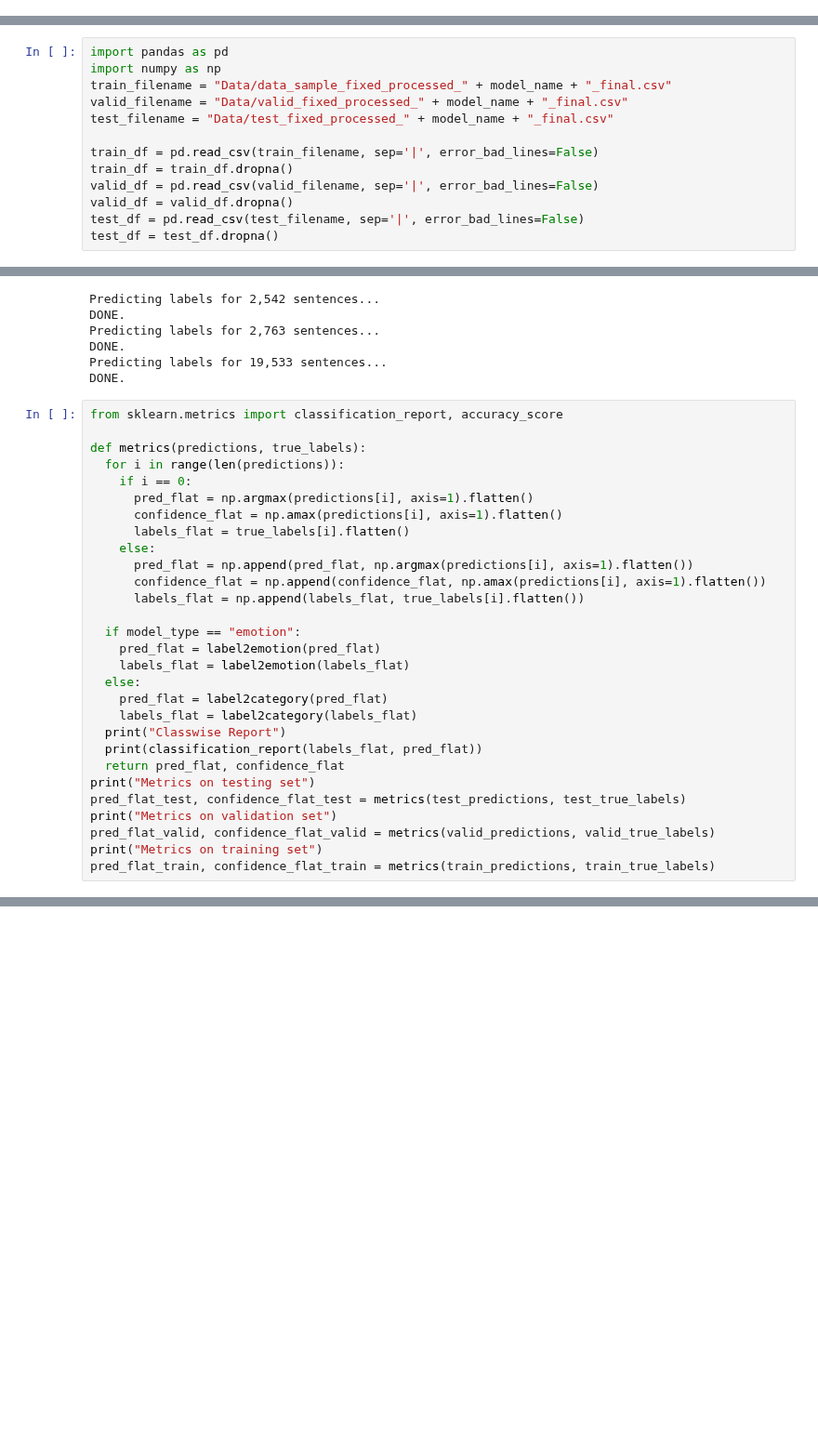
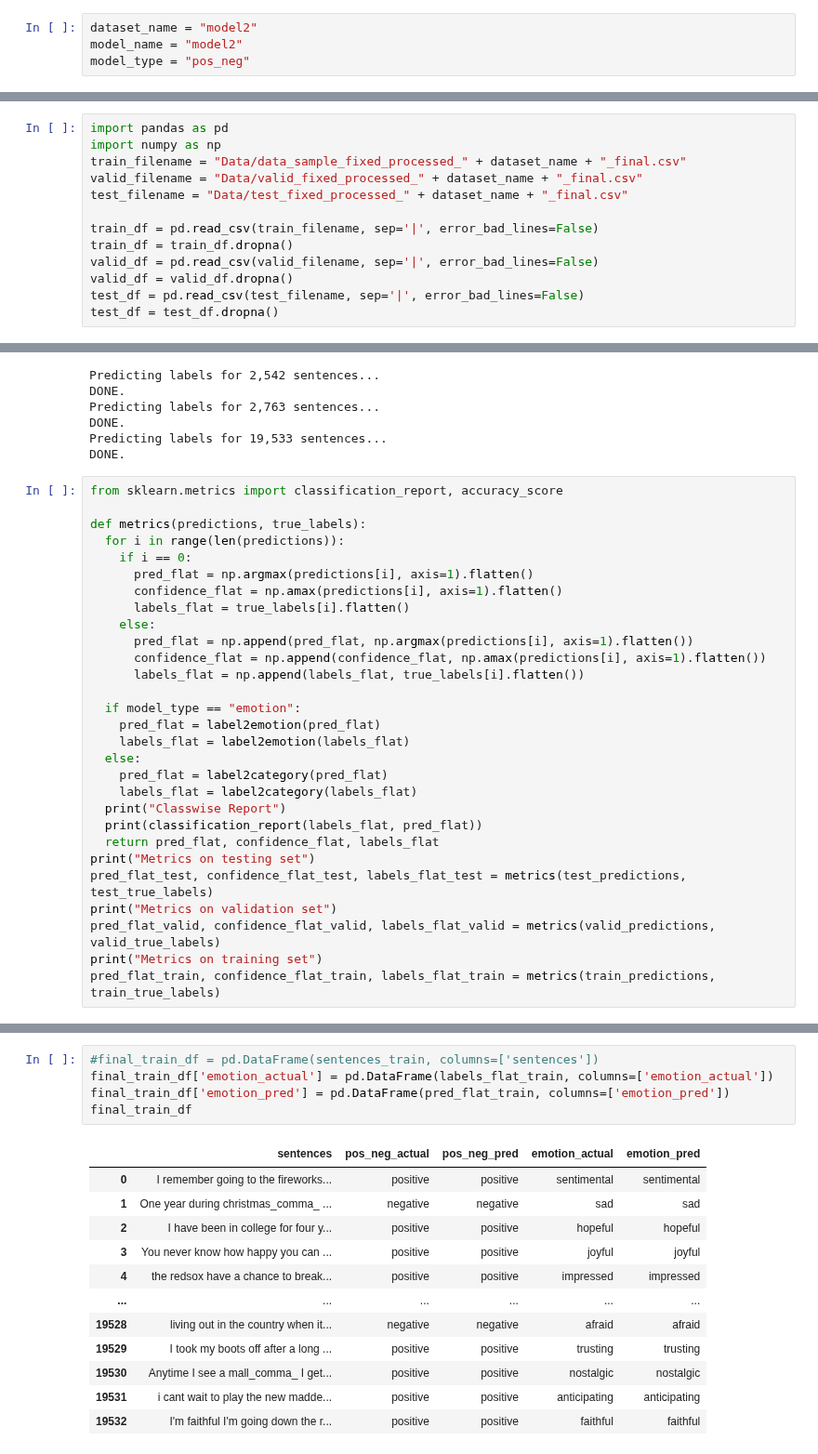
Before and after one commit to omkarpat/EmpatheticDialoguesEmotionDetection, a Jupyter notebook: Model_Evaluation.ipynb, the cells around one changed output, grey strips where cells are left out. Shown at 93% size. Cells and saved outputs as stored; diff of their text form; blank space fills up the shorter version.

Commit message:
added code to switch datasets from models and exporting prediction to csv

```diff
--- a/Model_Evaluation.ipynb
+++ b/Model_Evaluation.ipynb
@@ -64,3 +61,7 @@ model_type = "pos_neg"
+# %%
+dataset_name = "model2"
+model_name = "model2"
+model_type = "pos_neg"
 # %%
 import tensorflow as tf
 
@@ -96,9 +97,9 @@ We will use the GPU: Tesla P100-PCIE-16GB
 # %%
 import pandas as pd
 import numpy as np
-train_filename = "Data/data_sample_fixed_processed_" + model_name + "_final.csv"
-valid_filename = "Data/valid_fixed_processed_" + model_name + "_final.csv"
-test_filename = "Data/test_fixed_processed_" + model_name + "_final.csv"
+train_filename = "Data/data_sample_fixed_processed_" + dataset_name + "_final.csv"
+valid_filename = "Data/valid_fixed_processed_" + dataset_name + "_final.csv"
+test_filename = "Data/test_fixed_processed_" + dataset_name + "_final.csv"
 
 train_df = pd.read_csv(train_filename, sep='|', error_bad_lines=False)
 train_df = train_df.dropna()
@@ -377,13 +375,13 @@ def metrics(predictions, true_labels):
     labels_flat = label2category(labels_flat)
   print("Classwise Report")
   print(classification_report(labels_flat, pred_flat))
-  return pred_flat, confidence_flat
+  return pred_flat, confidence_flat, labels_flat
 print("Metrics on testing set")
-pred_flat_test, confidence_flat_test = metrics(test_predictions, test_true_labels)
+pred_flat_test, confidence_flat_test, labels_flat_test = metrics(test_predictions, test_true_labels)
 print("Metrics on validation set")
-pred_flat_valid, confidence_flat_valid = metrics(valid_predictions, valid_true_labels)
+pred_flat_valid, confidence_flat_valid, labels_flat_valid = metrics(valid_predictions, valid_true_labels)
 print("Metrics on training set")
-pred_flat_train, confidence_flat_train = metrics(train_predictions, train_true_labels)
+pred_flat_train, confidence_flat_train, labels_flat_train = metrics(train_predictions, train_true_labels)
 # %% [output]
 Metrics on testing set
 Classwise Report
@@ -404,0 +403,18 @@ weighted avg       1.00      1.00      1.00     19533
+# %%
+#final_train_df = pd.DataFrame(sentences_train, columns=['sentences'])
+final_train_df['emotion_actual'] = pd.DataFrame(labels_flat_train, columns=['emotion_actual'])
+final_train_df['emotion_pred'] = pd.DataFrame(pred_flat_train, columns=['emotion_pred'])
+final_train_df
+# %% [output]
+|  | sentences | pos_neg_actual | pos_neg_pred | emotion_actual | emotion_pred |
+| 0 | I remember going to the fireworks... | positive | positive | sentimental | sentimental |
+| 1 | One year during christmas_comma_ ... | negative | negative | sad | sad |
+| 2 | I have been in college for four y... | positive | positive | hopeful | hopeful |
+| 3 | You never know how happy you can ... | positive | positive | joyful | joyful |
+| 4 | the redsox have a chance to break... | positive | positive | impressed | impressed |
+| ... | ... | ... | ... | ... | ... |
+| 19528 | living out in the country when it... | negative | negative | afraid | afraid |
+| 19529 | I took my boots off after a long ... | positive | positive | trusting | trusting |
+| 19530 | Anytime I see a mall_comma_ I get... | positive | positive | nostalgic | nostalgic |
+| 19531 | i cant wait to play the new madde... | positive | positive | anticipating | anticipating |
+| 19532 | I'm faithful I'm going down the r... | positive | positive | faithful | faithful |
```
Also changed, not shown: parts of 13 cells of this notebook.
